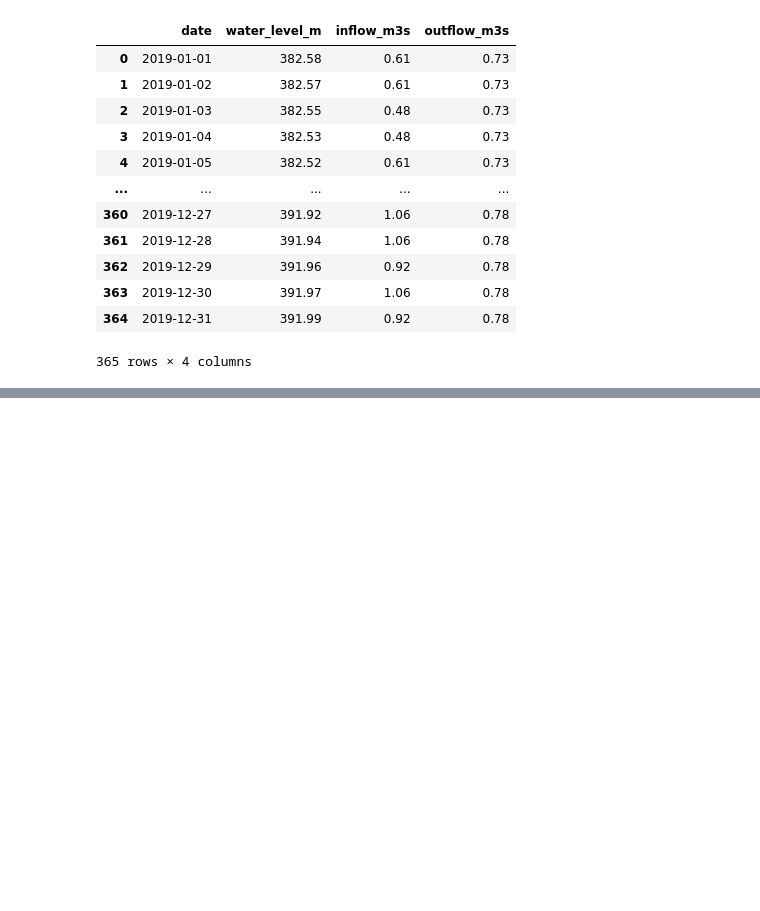
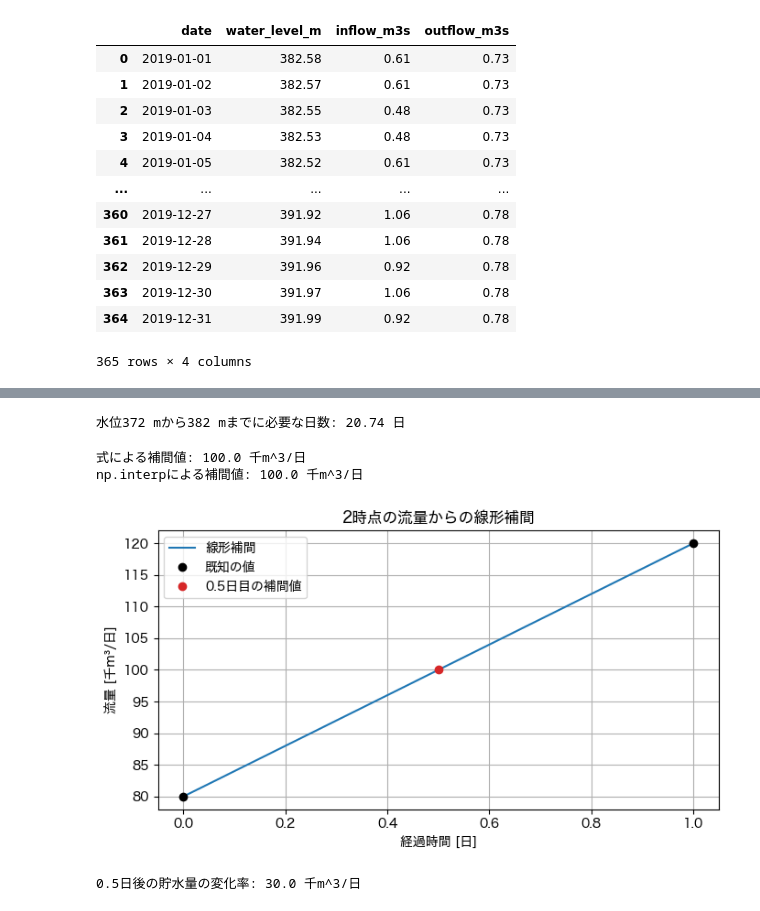
Before and after one commit to k16kgw/Class_Josai_AppliedProgrammingII, a Jupyter notebook: class/06/notebooks/reservoir_balance.ipynb, the cells around one changed output, grey strips where cells are left out. Cells and saved outputs as stored; diff of their text form; code cells hidden in the pictures; blank space fills up the shorter version.

```diff
--- a/class/06/notebooks/reservoir_balance.ipynb
+++ b/class/06/notebooks/reservoir_balance.ipynb
@@ -75,0 +183,33 @@ dam_year
+# %%
+print(f"水位372 mから382 mまでに必要な日数: {required_days:.2f} 日")
+# %% [output]
+水位372 mから382 mまでに必要な日数: 20.74 日
+# %%
+t_example = np.array([0.0, 1.0])
+q_example = np.array([80.0, 120.0])
+t_mid = 0.5
+# %%
+slope = (q_example[1] - q_example[0]) / (t_example[1] - t_example[0])
+q_formula = q_example[0] + slope * (t_mid - t_example[0])
+q_interp = np.interp(t_mid, t_example, q_example)
+# %%
+print(f"式による補間値: {q_formula:.1f} 千m^3/日")
+print(f"np.interpによる補間値: {q_interp:.1f} 千m^3/日")
+# %% [output]
+式による補間値: 100.0 千m^3/日
+np.interpによる補間値: 100.0 千m^3/日
+# %%
+fig, ax = plt.subplots(figsize=(7, 4))
+ax.plot(t_example, q_example, color="tab:blue", label="線形補間")
+ax.plot(t_example, q_example, "o", color="black", label="既知の値")
+ax.plot(t_mid, q_interp, "o", color="tab:red", label="0.5日目の補間値")
+ax.set_title("2時点の流量からの線形補間")
+ax.set_xlabel("経過時間 [日]")
+ax.set_ylabel("流量 [千m³/日]")
+ax.grid(True)
+ax.legend()
+fig.tight_layout()
+fig.savefig(FIGURE_DIR / "linear_interpolation.png", dpi=150)
+plt.show()
+# %% [output]
+[figure, added]
@@ -75,0 +232,4 @@ dam_year
+# %%
+print(f"0.5日後の貯水量の変化率: {rate_example:.1f} 千m^3/日")
+# %% [output]
+0.5日後の貯水量の変化率: 30.0 千m^3/日
```
Also changed, not shown: parts of 22 cells of this notebook, 3 other files.
